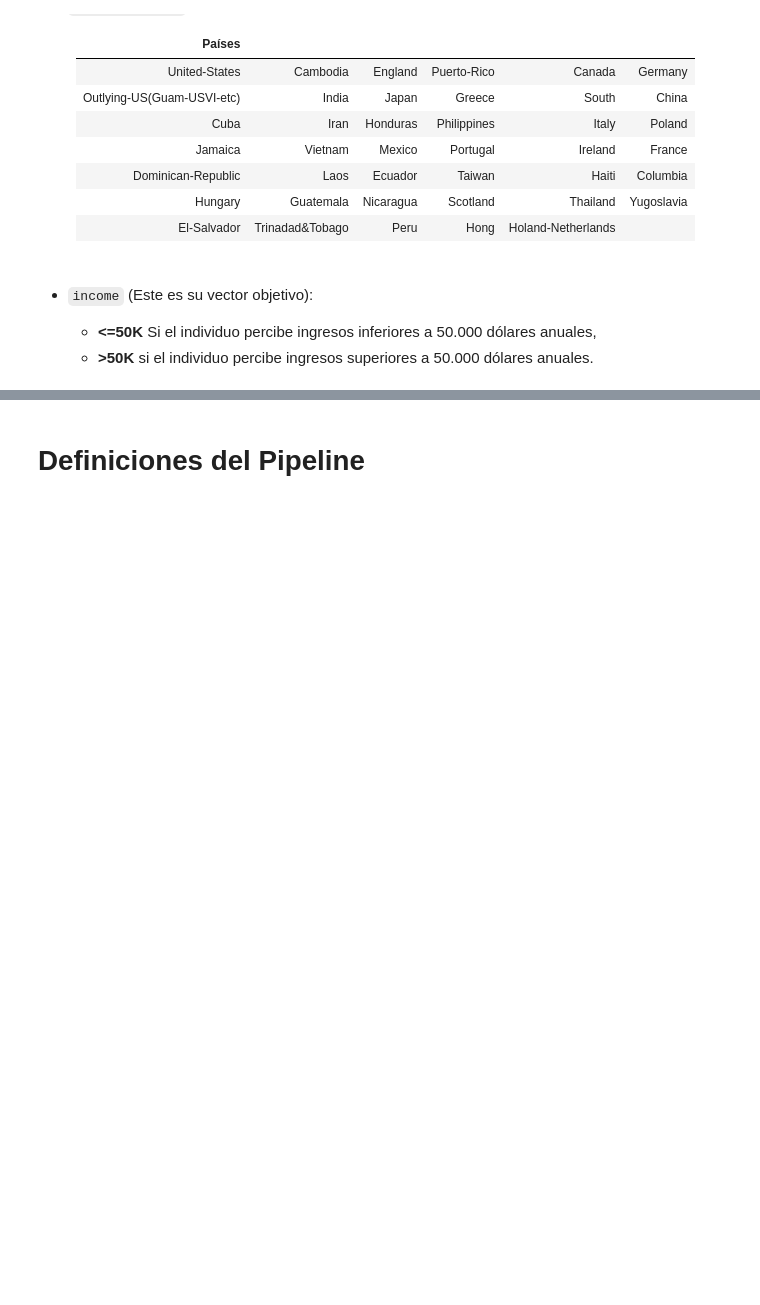
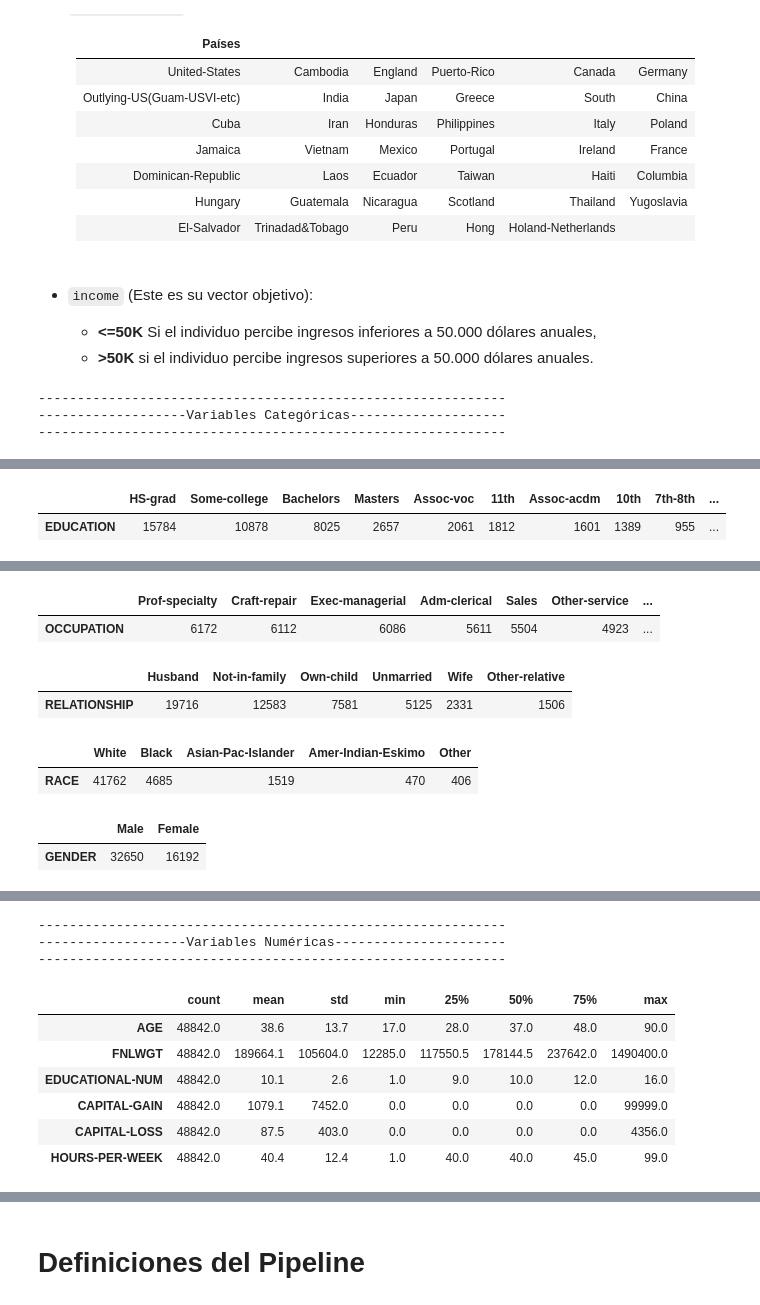
Before and after one commit to tomaspemora/desafio-latam-tareas-BA-TP, a Jupyter notebook: fundamentos_data_science/Prueba/desafio_1.ipynb, the cells around one changed output, grey strips where cells are left out. Cells and saved outputs as stored; diff of their text form; code cells hidden in the pictures; blank space fills up the shorter version.

```diff
--- a/fundamentos_data_science/Prueba/desafio_1.ipynb
+++ b/fundamentos_data_science/Prueba/desafio_1.ipynb
@@ -152,4 +152,8 @@ y = np.where(df.income == "<=50K", 0, 1) # if vectorizado
 X = df.drop(columns=['income'])
 # %%
 # cat_variables, num_variables = hp.get_type_vars(X)
-# hp.describe_variables(X)
+hp.describe_variables(X)
+# %% [output]
+------------------------------------------------------------
+-------------------Variables Categóricas--------------------
+------------------------------------------------------------
@@ -155,0 +162,2 @@ X = df.drop(columns=['income'])
+|  | HS-grad | Some-college | Bachelors | Masters | Assoc-voc | 11th | Assoc-acdm | 10th | 7th-8th | ... |
+| EDUCATION | 15784 | 10878 | 8025 | 2657 | 2061 | 1812 | 1601 | 1389 | 955 | ... |
@@ -155,0 +166,8 @@ X = df.drop(columns=['income'])
+|  | Prof-specialty | Craft-repair | Exec-managerial | Adm-clerical | Sales | Other-service | ... |
+| OCCUPATION | 6172 | 6112 | 6086 | 5611 | 5504 | 4923 | ... |
+|  | Husband | Not-in-family | Own-child | Unmarried | Wife | Other-relative |
+| RELATIONSHIP | 19716 | 12583 | 7581 | 5125 | 2331 | 1506 |
+|  | White | Black | Asian-Pac-Islander | Amer-Indian-Eskimo | Other |
+| RACE | 41762 | 4685 | 1519 | 470 | 406 |
+|  | Male | Female |
+| GENDER | 32650 | 16192 |
@@ -156,3 +176,13 @@ X = df.drop(columns=['income'])
+------------------------------------------------------------
+-------------------Variables Numéricas----------------------
+------------------------------------------------------------
+|  | count | mean | std | min | 25% | 50% | 75% | max |
+| AGE | 48842.0 | 38.6 | 13.7 | 17.0 | 28.0 | 37.0 | 48.0 | 90.0 |
+| FNLWGT | 48842.0 | 189664.1 | 105604.0 | 12285.0 | 117550.5 | 178144.5 | 237642.0 | 1490400.0 |
+| EDUCATIONAL-NUM | 48842.0 | 10.1 | 2.6 | 1.0 | 9.0 | 10.0 | 12.0 | 16.0 |
+| CAPITAL-GAIN | 48842.0 | 1079.1 | 7452.0 | 0.0 | 0.0 | 0.0 | 0.0 | 99999.0 |
+| CAPITAL-LOSS | 48842.0 | 87.5 | 403.0 | 0.0 | 0.0 | 0.0 | 0.0 | 4356.0 |
+| HOURS-PER-WEEK | 48842.0 | 40.4 | 12.4 | 1.0 | 40.0 | 40.0 | 45.0 | 99.0 |
 # %%
 recoding_classes = {
     "occupation": {
```
Also changed, not shown: parts of 24 cells of this notebook, 1 other file.
